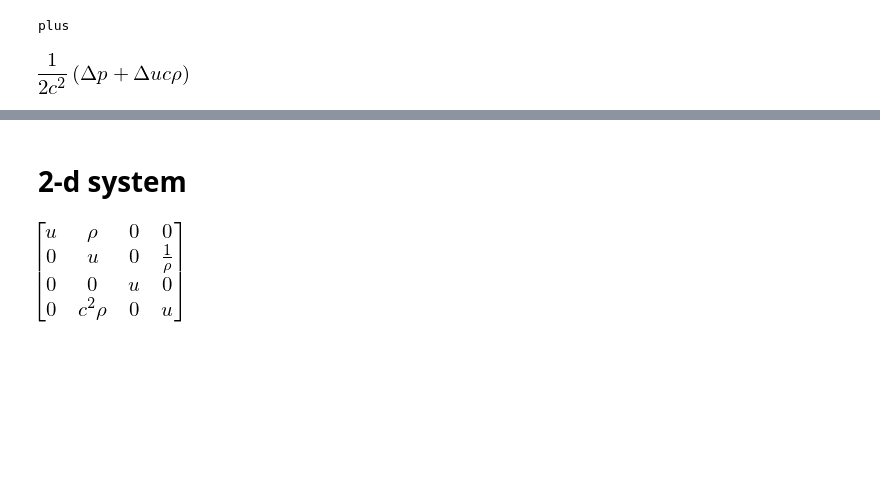
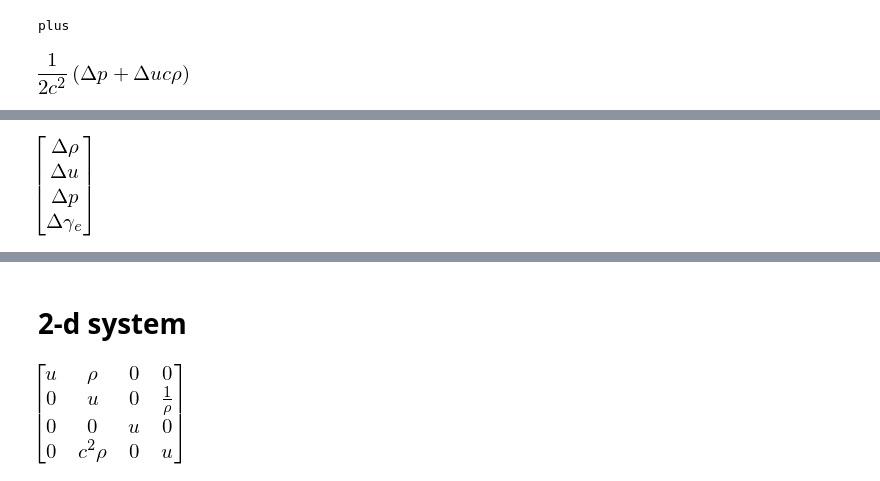
Before and after one commit to python-hydro/hydro_examples, a Jupyter notebook: compressible/euler-generaleos.ipynb, the cells around one changed output, grey strips where cells are left out. Cells and saved outputs as stored; diff of their text form; code cells hidden in the pictures; blank space fills up the shorter version.

```diff
--- a/compressible/euler-generaleos.ipynb
+++ b/compressible/euler-generaleos.ipynb
@@ -199,0 +292,7 @@ plus
+# %%
+dge = symbols(r"\Delta\gamma_e")
+
+dq = Matrix([[dr, du, dp, dge]]).transpose()
+dq
+# %% [output]
+[figure, added]
```
Also changed, not shown: parts of 25 cells of this notebook.
